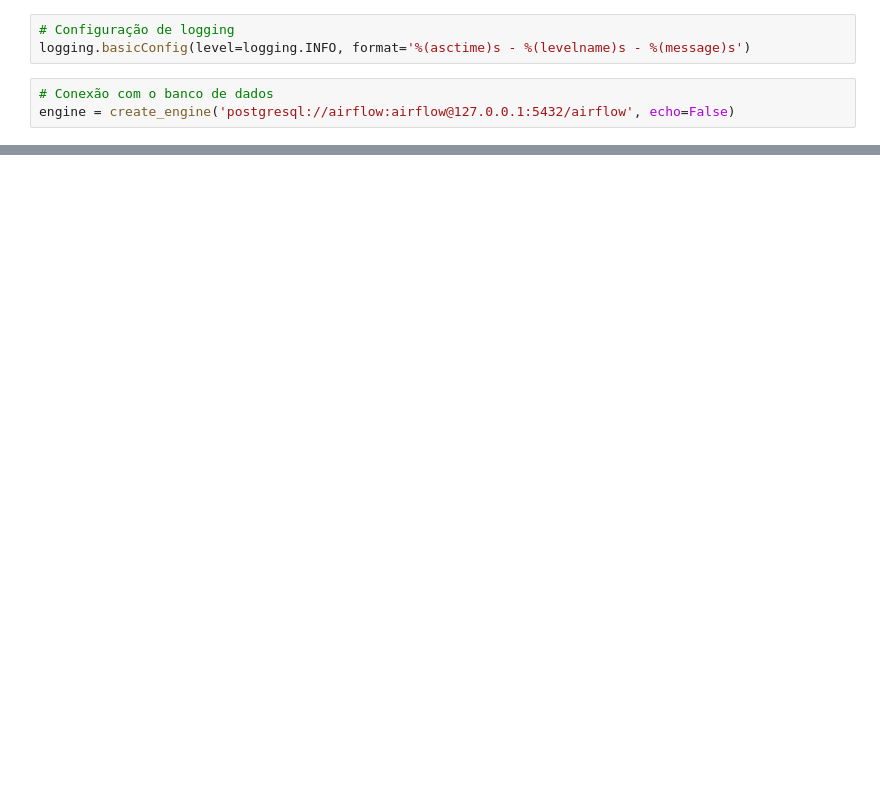
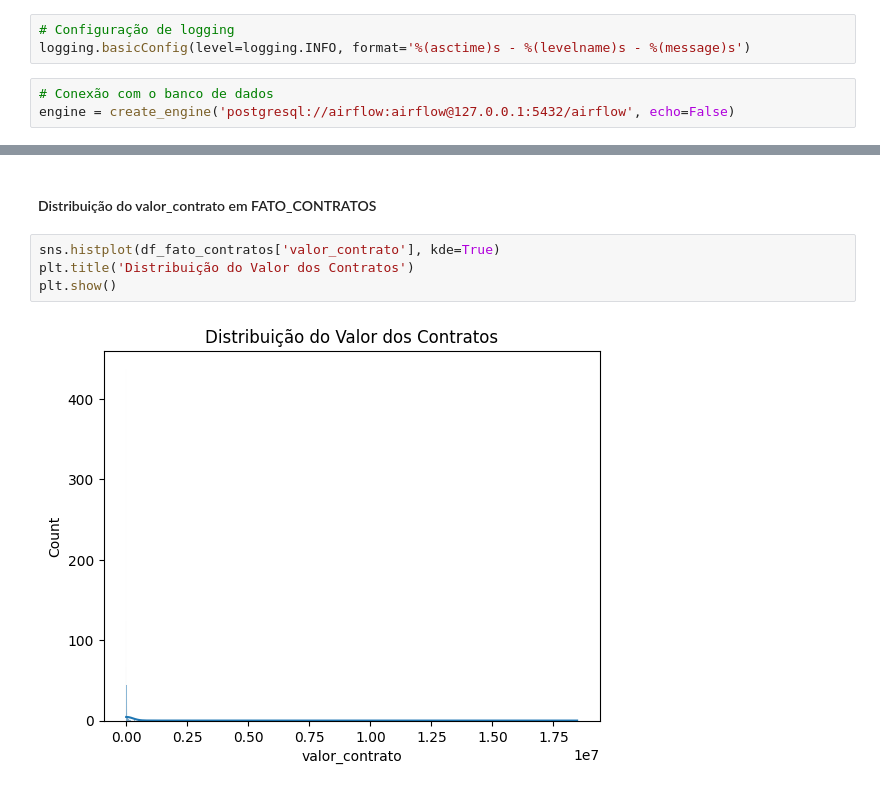
Before and after one commit to NayaraWakewski/ProjetoPython, a Jupyter notebook: 7_Analise_Exploratoria_Estatistica_Dw/analise_dw.ipynb, the cells around one changed output, grey strips where cells are left out. Saved outputs shown, nothing was run; the diff lists cells and outputs as text; blank space fills up the shorter version.

```diff
--- a/7_Analise_Exploratoria_Estatistica_Dw/analise_dw.ipynb
+++ b/7_Analise_Exploratoria_Estatistica_Dw/analise_dw.ipynb
@@ -105,0 +297,8 @@ dataframes['fato_convenios'].head()
+# %% [markdown]
+#### Distribuição do valor_contrato em FATO_CONTRATOS
+# %%
+sns.histplot(df_fato_contratos['valor_contrato'], kde=True)
+plt.title('Distribuição do Valor dos Contratos')
+plt.show()
+# %% [output]
+[figure, added]
```
Also changed, not shown: parts of 50 cells of this notebook, 10 other files.
